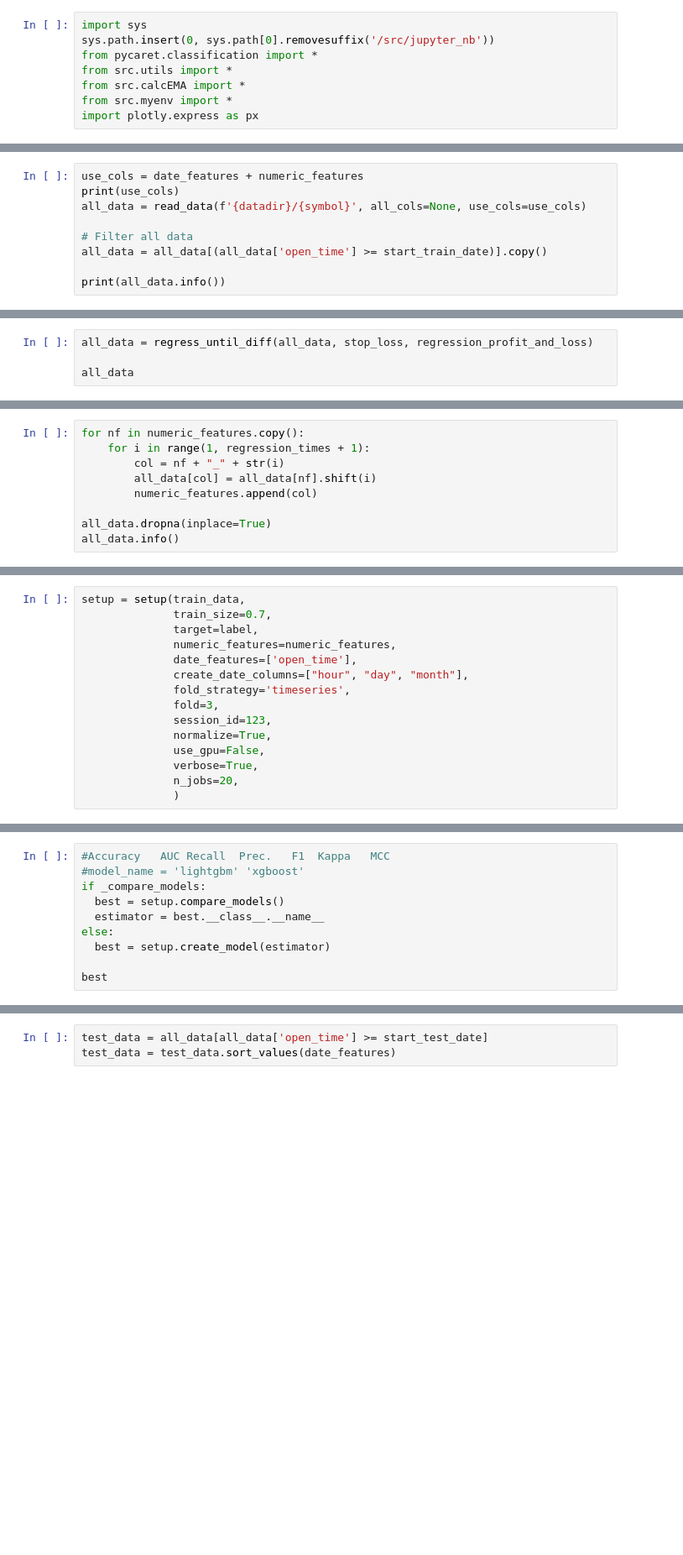
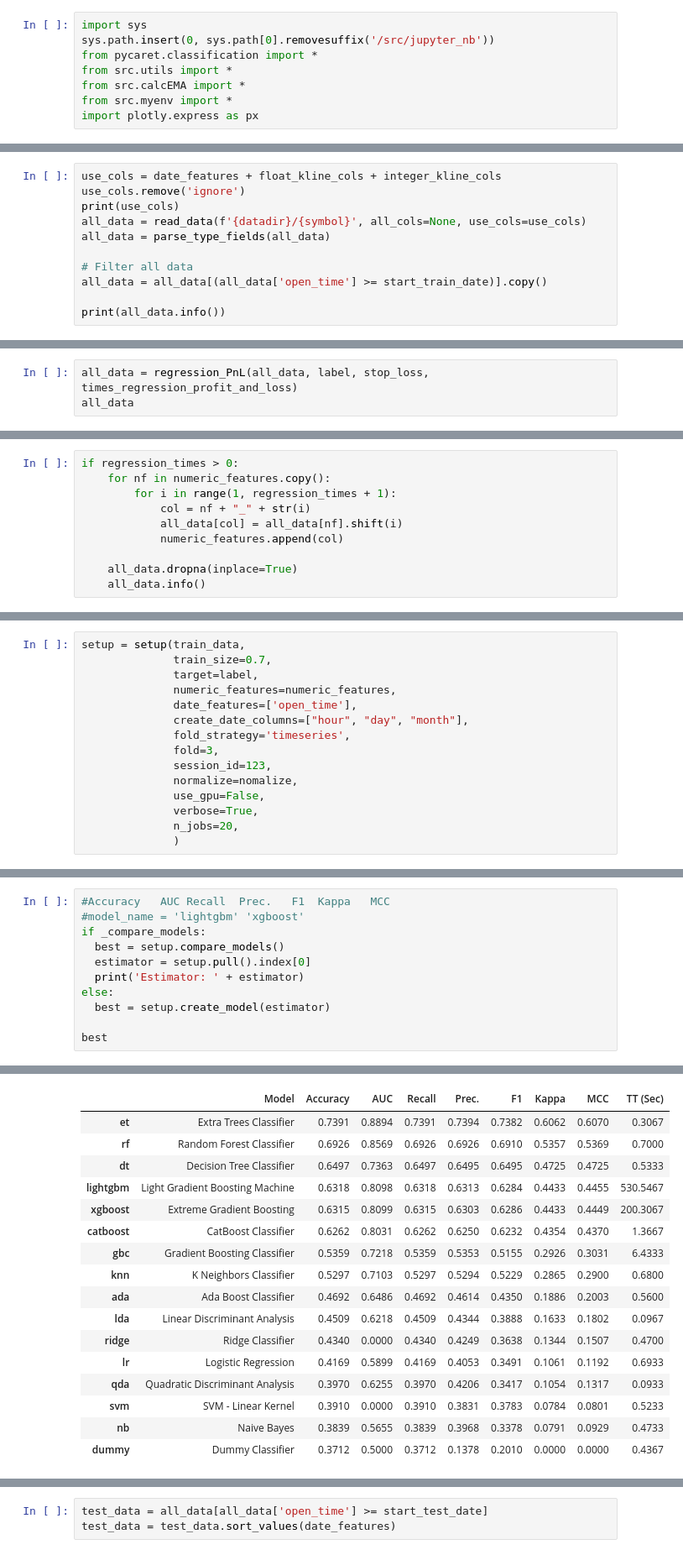
Before and after one commit to marmibv/mg_crypto_trader, a Jupyter notebook: src/jupyter_nb/analise_crypto_v3.ipynb, the cells around one changed output, grey strips where cells are left out. Shown at 84% size. Saved outputs shown, nothing was run; the diff lists cells and outputs as text; blank space fills up the shorter version.

```diff
--- a/src/jupyter_nb/analise_crypto_v3.ipynb
+++ b/src/jupyter_nb/analise_crypto_v3.ipynb
@@ -44,9 +45,11 @@ taker_buy_quote_volume - Taker buy quote asset volume during this period</br>
 ignore - Ignore</br>
 </code>
 # %%
-use_cols = date_features + numeric_features
+use_cols = date_features + float_kline_cols + integer_kline_cols
+use_cols.remove('ignore')
 print(use_cols)
 all_data = read_data(f'{datadir}/{symbol}', all_cols=None, use_cols=use_cols)
+all_data = parse_type_fields(all_data)
 
 # Filter all data
 all_data = all_data[(all_data['open_time'] >= start_train_date)].copy()
@@ -97,4 +125,3 @@ def regress_until_diff(data: pd.DataFrame, diff_percent: float, max_regression_p
 # %%
-all_data = regress_until_diff(all_data, stop_loss, regression_profit_and_loss)
-
+all_data = regression_PnL(all_data, label, stop_loss, times_regression_profit_and_loss)
 all_data
@@ -101,12 +142,13 @@ all_data
 # %%
-for nf in numeric_features.copy():
-    for i in range(1, regression_times + 1):
-        col = nf + "_" + str(i)
-        all_data[col] = all_data[nf].shift(i)
-        numeric_features.append(col)
+if regression_times > 0:
+    for nf in numeric_features.copy():
+        for i in range(1, regression_times + 1):
+            col = nf + "_" + str(i)
+            all_data[col] = all_data[nf].shift(i)
+            numeric_features.append(col)
 
-all_data.dropna(inplace=True)
-all_data.info()
+    all_data.dropna(inplace=True)
+    all_data.info()
 # %%
 train_data = all_data[(all_data['open_time'] >= start_train_date) & (all_data['open_time'] < start_test_date)]
 train_data = train_data.sort_values(date_features)
@@ -121,7 +177,7 @@ setup = setup(train_data,
               fold_strategy='timeseries',
               fold=3,
               session_id=123,
-              normalize=True,
+              normalize=nomalize,
               use_gpu=False,
               verbose=True,
               n_jobs=20,
@@ -131,8 +205,10 @@ setup = setup(train_data,
 #model_name = 'lightgbm' 'xgboost'
 if _compare_models:
   best = setup.compare_models()
-  estimator = best.__class__.__name__
+  estimator = setup.pull().index[0]
+  print('Estimator: ' + estimator)
 else:
   best = setup.create_model(estimator)
 
 best
+# %% [output]
@@ -138,0 +216,17 @@ best
+|  | Model | Accuracy | AUC | Recall | Prec. | F1 | Kappa | MCC | TT (Sec) |
+| et | Extra Trees Classifier | 0.7391 | 0.8894 | 0.7391 | 0.7394 | 0.7382 | 0.6062 | 0.6070 | 0.3067 |
+| rf | Random Forest Classifier | 0.6926 | 0.8569 | 0.6926 | 0.6926 | 0.6910 | 0.5357 | 0.5369 | 0.7000 |
+| dt | Decision Tree Classifier | 0.6497 | 0.7363 | 0.6497 | 0.6495 | 0.6495 | 0.4725 | 0.4725 | 0.5333 |
+| lightgbm | Light Gradient Boosting Machine | 0.6318 | 0.8098 | 0.6318 | 0.6313 | 0.6284 | 0.4433 | 0.4455 | 530.5467 |
+| xgboost | Extreme Gradient Boosting | 0.6315 | 0.8099 | 0.6315 | 0.6303 | 0.6286 | 0.4433 | 0.4449 | 200.3067 |
+| catboost | CatBoost Classifier | 0.6262 | 0.8031 | 0.6262 | 0.6250 | 0.6232 | 0.4354 | 0.4370 | 1.3667 |
+| gbc | Gradient Boosting Classifier | 0.5359 | 0.7218 | 0.5359 | 0.5353 | 0.5155 | 0.2926 | 0.3031 | 6.4333 |
+| knn | K Neighbors Classifier | 0.5297 | 0.7103 | 0.5297 | 0.5294 | 0.5229 | 0.2865 | 0.2900 | 0.6800 |
+| ada | Ada Boost Classifier | 0.4692 | 0.6486 | 0.4692 | 0.4614 | 0.4350 | 0.1886 | 0.2003 | 0.5600 |
+| lda | Linear Discriminant Analysis | 0.4509 | 0.6218 | 0.4509 | 0.4344 | 0.3888 | 0.1633 | 0.1802 | 0.0967 |
+| ridge | Ridge Classifier | 0.4340 | 0.0000 | 0.4340 | 0.4249 | 0.3638 | 0.1344 | 0.1507 | 0.4700 |
+| lr | Logistic Regression | 0.4169 | 0.5899 | 0.4169 | 0.4053 | 0.3491 | 0.1061 | 0.1192 | 0.6933 |
+| qda | Quadratic Discriminant Analysis | 0.3970 | 0.6255 | 0.3970 | 0.4206 | 0.3417 | 0.1054 | 0.1317 | 0.0933 |
+| svm | SVM - Linear Kernel | 0.3910 | 0.0000 | 0.3910 | 0.3831 | 0.3783 | 0.0784 | 0.0801 | 0.5233 |
+| nb | Naive Bayes | 0.3839 | 0.5655 | 0.3839 | 0.3968 | 0.3378 | 0.0791 | 0.0929 | 0.4733 |
+| dummy | Dummy Classifier | 0.3712 | 0.5000 | 0.3712 | 0.1378 | 0.2010 | 0.0000 | 0.0000 | 0.4367 |
```
Also changed, not shown: parts of 17 cells of this notebook, 28 other files.
